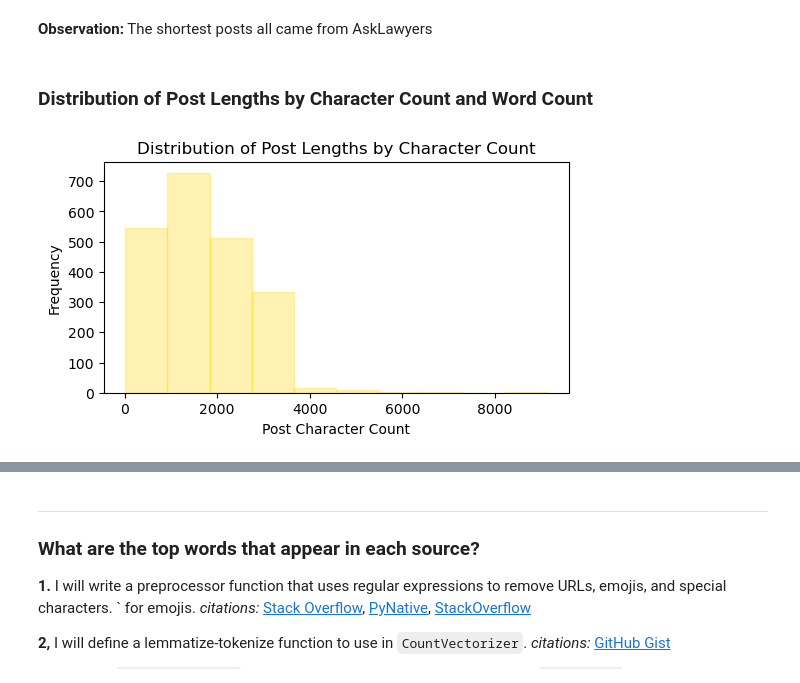
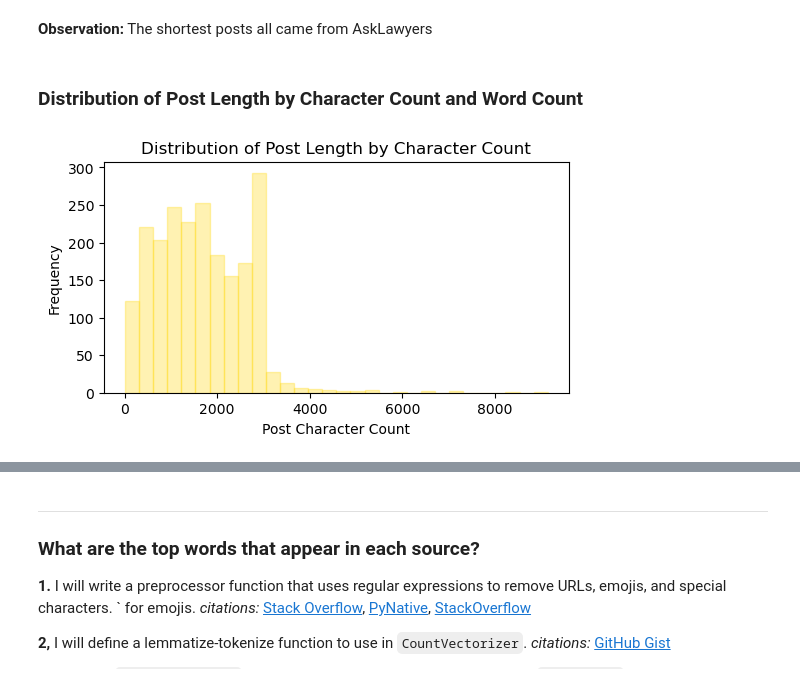
Before and after one commit to MartaFuentesF/NLP_classification_reddit_posts, a Jupyter notebook: 02_Cleaning_and_EDA.ipynb, the cells around one changed output, grey strips where cells are left out. Cells and saved outputs as stored; diff of their text form; code cells hidden in the pictures.

```diff
--- a/02_Cleaning_and_EDA.ipynb
+++ b/02_Cleaning_and_EDA.ipynb
@@ -206,17 +202,17 @@ The ten shortest posts are:
 # %% [markdown]
 **Observation:** The shortest posts all came from AskLawyers
 # %% [markdown]
-### Distribution of Post Lengths by Character Count and Word Count
+### Distribution of Post Length by Character Count and Word Count
 # %%
 # Histogram for character count
 plt.figure(figsize = (6, 3));
 
-plt.hist(posts['post_length_char'], edgecolor = 'gold', color = 'gold', alpha = 0.3);
+plt.hist(posts['post_length_char'], bins = 30, edgecolor = 'gold', color = 'gold', alpha = 0.3);
 plt.xlabel('Post Character Count');
 plt.ylabel('Frequency');
-plt.title('Distribution of Post Lengths by Character Count');
+plt.title('Distribution of Post Length by Character Count');
 
 # Saving Figure to Images folder
 plt.savefig('./Images/bar_post_len_by_char')
 # %% [output]
-[figure, old version]
+[figure, new version]
```
Also changed, not shown: parts of 14 cells of this notebook, 6 other files.
